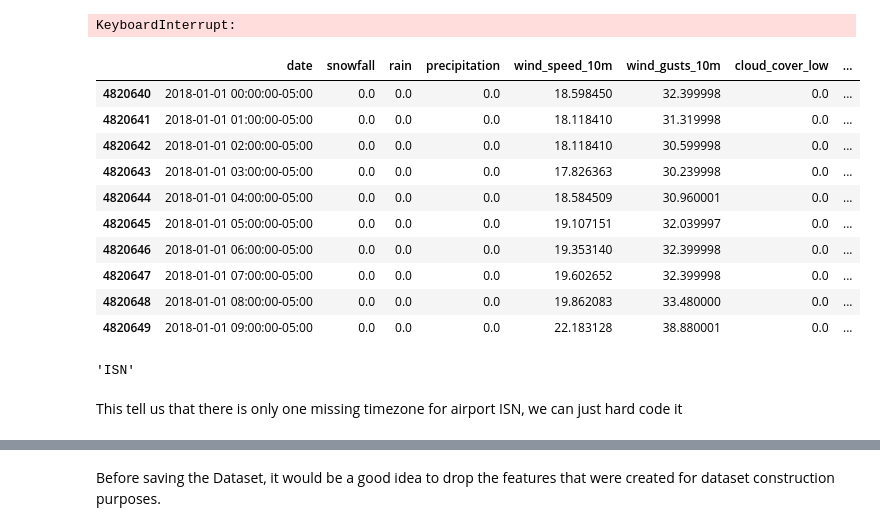
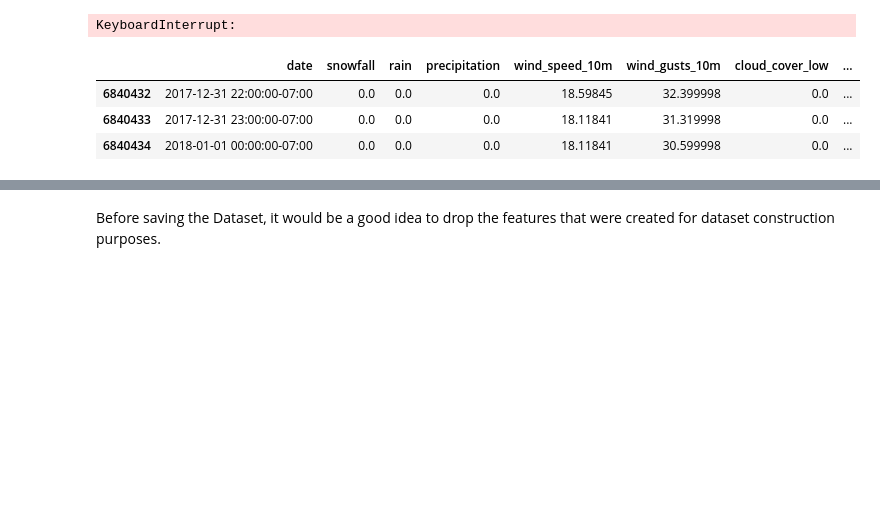
Before and after one commit to rashdul/flight-delay-prediction, a Jupyter notebook: notebooks/01_data_exploration_second_try.ipynb, the cells around one changed output, grey strips where cells are left out. Cells and saved outputs as stored; diff of their text form; code cells hidden in the pictures; blank space fills up the shorter version.

```diff
--- a/notebooks/01_data_exploration_second_try.ipynb
+++ b/notebooks/01_data_exploration_second_try.ipynb
@@ -361,18 +363,11 @@ weather_df = pd.concat(dfs, ignore_index=True)
 ['MCI', 'MGM', 'MSP', 'DCA', 'FAY', 'OAJ', 'STL', 'CWA', 'DTW', 'RDU']
 KeyboardInterrupt:
 # %%
-weather_df = pd.read_parquet("weather.parquet")
+weather_df = pd.read_parquet("./data/weather_01022026_V3_big.parquet")
 # %%
-weather_df[weather_df["queried_airport_code"] == "JFK"].head(10)
+weather_df[weather_df["queried_airport_code"] == "JFK"].head(3)
 # %% [output]
 |  | date | snowfall | rain | precipitation | wind_speed_10m | wind_gusts_10m | cloud_cover_low | ... |
-| 4820640 | 2018-01-01 00:00:00-05:00 | 0.0 | 0.0 | 0.0 | 18.598450 | 32.399998 | 0.0 | ... |
-| 4820641 | 2018-01-01 01:00:00-05:00 | 0.0 | 0.0 | 0.0 | 18.118410 | 31.319998 | 0.0 | ... |
-| 4820642 | 2018-01-01 02:00:00-05:00 | 0.0 | 0.0 | 0.0 | 18.118410 | 30.599998 | 0.0 | ... |
-| 4820643 | 2018-01-01 03:00:00-05:00 | 0.0 | 0.0 | 0.0 | 17.826363 | 30.239998 | 0.0 | ... |
-| 4820644 | 2018-01-01 04:00:00-05:00 | 0.0 | 0.0 | 0.0 | 18.584509 | 30.960001 | 0.0 | ... |
-| 4820645 | 2018-01-01 05:00:00-05:00 | 0.0 | 0.0 | 0.0 | 19.107151 | 32.039997 | 0.0 | ... |
-| 4820646 | 2018-01-01 06:00:00-05:00 | 0.0 | 0.0 | 0.0 | 19.353140 | 32.399998 | 0.0 | ... |
-| 4820647 | 2018-01-01 07:00:00-05:00 | 0.0 | 0.0 | 0.0 | 19.602652 | 32.399998 | 0.0 | ... |
-| 4820648 | 2018-01-01 08:00:00-05:00 | 0.0 | 0.0 | 0.0 | 19.862083 | 33.480000 | 0.0 | ... |
-| 4820649 | 2018-01-01 09:00:00-05:00 | 0.0 | 0.0 | 0.0 | 22.183128 | 38.880001 | 0.0 | ... |
+| 6840432 | 2017-12-31 22:00:00-07:00 | 0.0 | 0.0 | 0.0 | 18.59845 | 32.399998 | 0.0 | ... |
+| 6840433 | 2017-12-31 23:00:00-07:00 | 0.0 | 0.0 | 0.0 | 18.11841 | 31.319998 | 0.0 | ... |
+| 6840434 | 2018-01-01 00:00:00-07:00 | 0.0 | 0.0 | 0.0 | 18.11841 | 30.599998 | 0.0 | ... |
@@ -391,6 +373,0 @@ df['timezone'] = df['Origin'].map(airport_code_to_timezone)
-# %%
-df[df['timezone'].isna()]['Origin'].unique()[0]
-# %% [output]
-'ISN'
-# %% [markdown]
-This tell us that there is only one missing timezone for airport ISN, we can just hard code it
```
Also changed, not shown: parts of 26 cells of this notebook.
